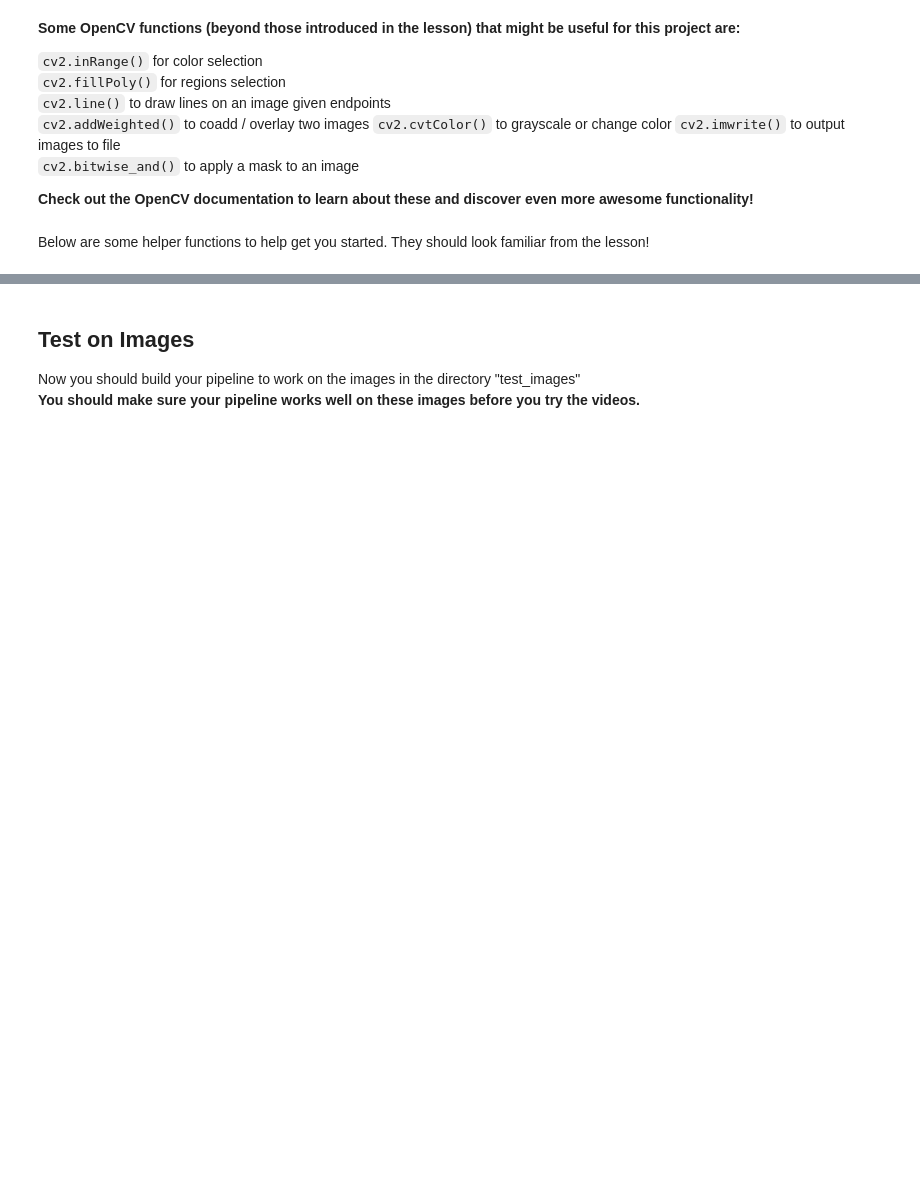
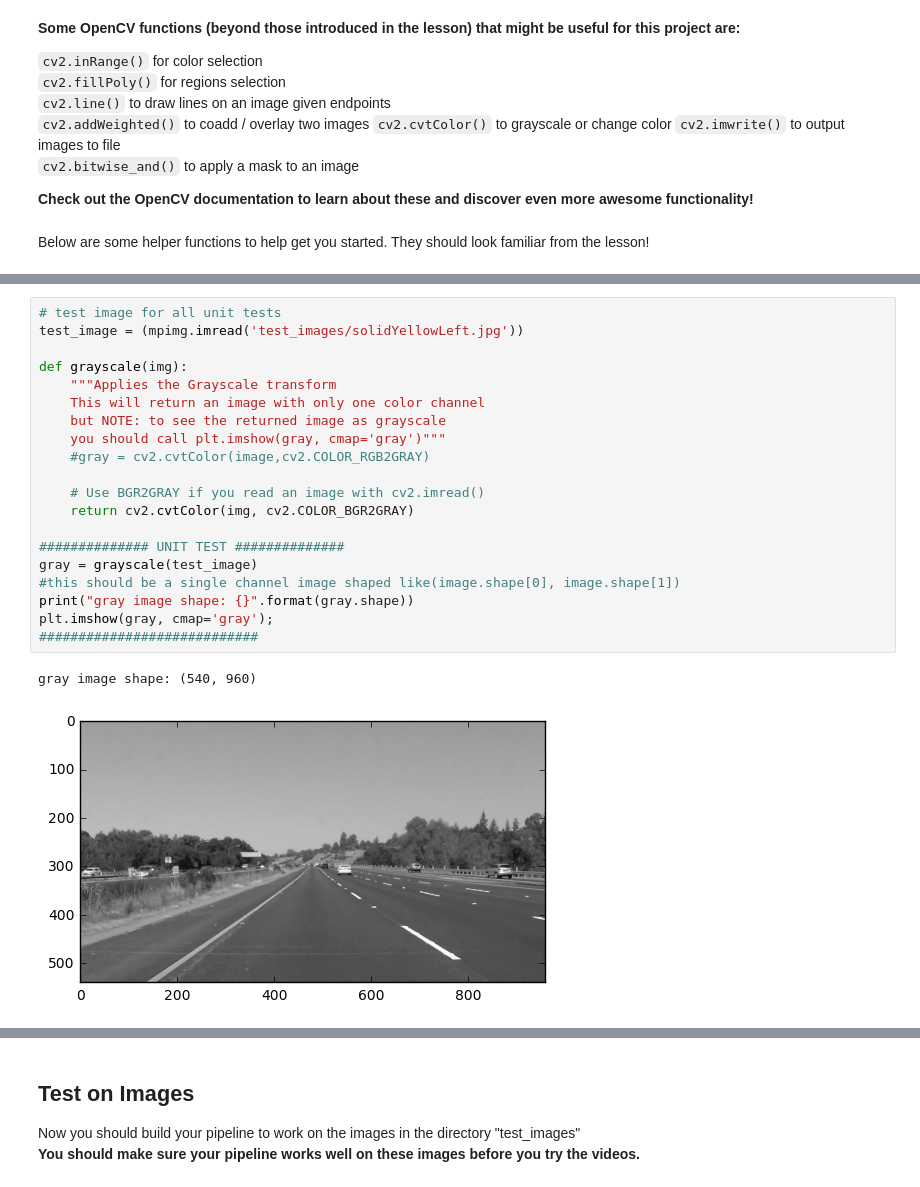
Before and after one commit to anthony-chaudhary/self-driving-car-nanodegree-nd013, a Jupyter notebook: CarND-LaneLines-P1-1/P1.ipynb, the cells around one changed output, grey strips where cells are left out. Saved outputs shown, nothing was run; the diff lists cells and outputs as text; blank space fills up the shorter version.

Commit message:
first draft almost done
fixed colour chanells
implemented test units
implemented line extrapolation
tested on videos
implemented global variables for jitter control

```diff
--- a/CarND-LaneLines-P1-1/P1.ipynb
+++ b/CarND-LaneLines-P1-1/P1.ipynb
@@ -172,0 +66,23 @@ def weighted_img(img, initial_img, α=0.8, β=1, λ=0.):
+# %%
+# test image for all unit tests
+test_image = (mpimg.imread('test_images/solidYellowLeft.jpg'))
+
+def grayscale(img):
+    """Applies the Grayscale transform
+    This will return an image with only one color channel
+    but NOTE: to see the returned image as grayscale
+    you should call plt.imshow(gray, cmap='gray')"""
+    #gray = cv2.cvtColor(image,cv2.COLOR_RGB2GRAY)
+
+    # Use BGR2GRAY if you read an image with cv2.imread()
+    return cv2.cvtColor(img, cv2.COLOR_BGR2GRAY)
+
+############## UNIT TEST ##############
+gray = grayscale(test_image)
+#this should be a single channel image shaped like(image.shape[0], image.shape[1])
+print("gray image shape: {}".format(gray.shape))
+plt.imshow(gray, cmap='gray');
+############################
+# %% [output]
+gray image shape: (540, 960)
+[figure, added]
```
Also changed, not shown: parts of 17 cells of this notebook, 9 other files.
